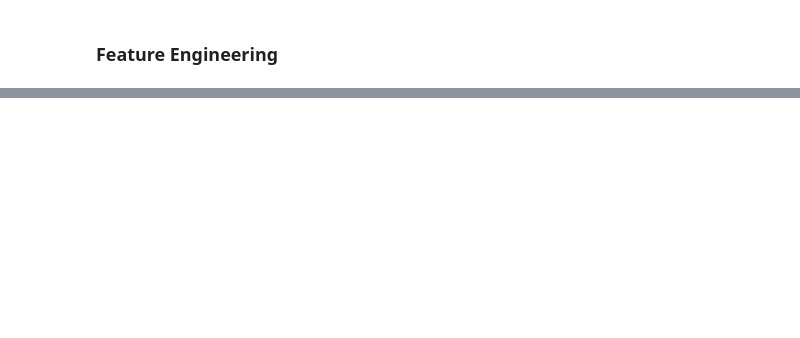
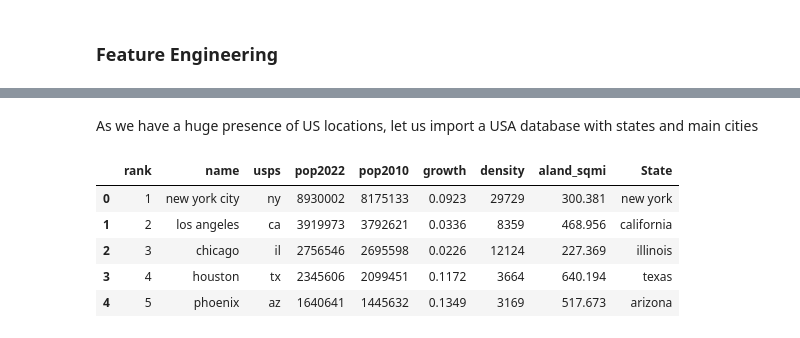
Before and after one commit to raissalohanna/DataLab-FinalProject, a Jupyter notebook: NLP Tweet Disaster.ipynb, the cells around one changed output, grey strips where cells are left out. Saved outputs shown, nothing was run; the diff lists cells and outputs as text; code cells hidden in the pictures; blank space fills up the shorter version.

```diff
--- a/NLP Tweet Disaster.ipynb
+++ b/NLP Tweet Disaster.ipynb
@@ -225,0 +411,4 @@ Word Cloud for Non-Disaster Tweets
+# %%
+for colum in columns:
+    train_data = discover_country_from_city(train_data, column, cities)
+    test_data  = discover_country_from_city(test_data, column, cities)
@@ -225,0 +440,24 @@ Word Cloud for Non-Disaster Tweets
+# %%
+def discover_country_from_city_v2(df, column, cities_df):
+
+    '''
+    Uses the location field **with no splitting** and searches for the name of cities to find their
+    respective country
+    '''
+
+    index=0
+
+    for item in df[column]:
+
+        if (item != 'nan') and (item in cities_df['city_ascii'].values):
+                df.loc[index, 'country'] = cities_df[cities_df['city_ascii']==item].iso2.values[0]
+        else:
+            pass
+
+        index+=1
+
+    return df
+# %%
+for column in columns:
+    train_data = discover_country_from_city_v2(train_data, column, cities)
+    test_data  = discover_country_from_city_v2(test_data, column, cities)
@@ -225,0 +487,17 @@ Word Cloud for Non-Disaster Tweets
+# %% [markdown]
+As we have a huge presence of US locations, let us import a USA database with states and main cities
+# %%
+usa_data = pd.read_csv('USAData.csv')
+# %%
+usa_columns = ['name', 'usps', 'State']
+for column in usa_columns:
+    usa_data[column] = usa_data[column].str.lower()
+
+usa_data.head()
+# %% [output]
+|  | rank | name | usps | pop2022 | pop2010 | growth | density | aland_sqmi | State |
+| 0 | 1 | new york city | ny | 8930002 | 8175133 | 0.0923 | 29729 | 300.381 | new york |
+| 1 | 2 | los angeles | ca | 3919973 | 3792621 | 0.0336 | 8359 | 468.956 | california |
+| 2 | 3 | chicago | il | 2756546 | 2695598 | 0.0226 | 12124 | 227.369 | illinois |
+| 3 | 4 | houston | tx | 2345606 | 2099451 | 0.1172 | 3664 | 640.194 | texas |
+| 4 | 5 | phoenix | az | 1640641 | 1445632 | 0.1349 | 3169 | 517.673 | arizona |
```
Also changed, not shown: parts of 72 cells of this notebook.
